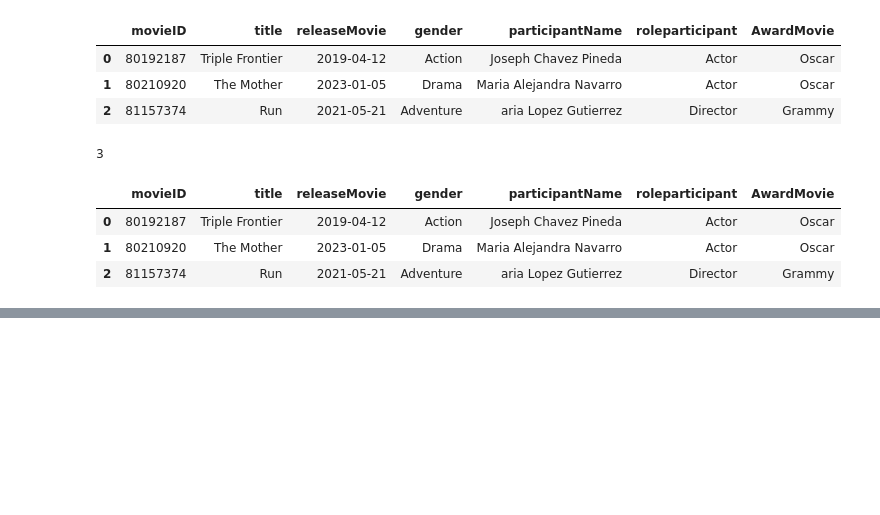
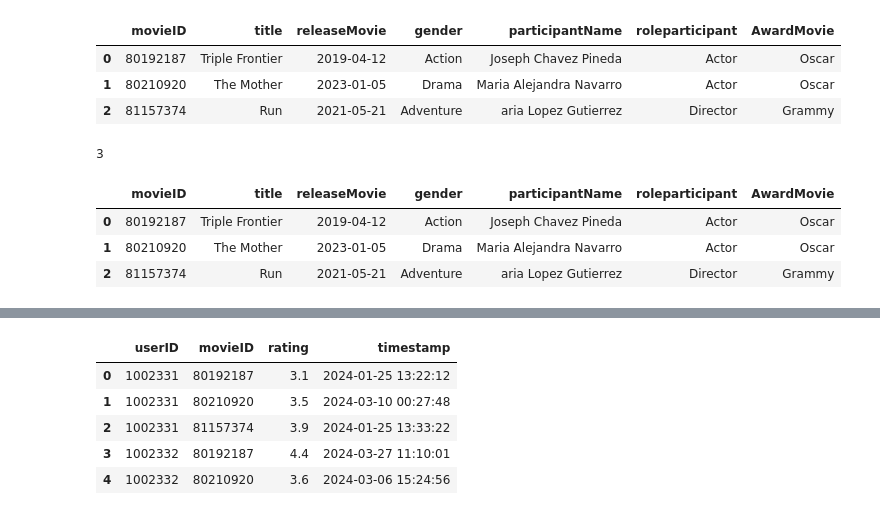
Before and after one commit to cgabrielcp/AnalisisDeDatos, a Jupyter notebook: Sesion4/ETL/ETL.ipynb, the cells around one changed output, grey strips where cells are left out. Drawn from its saved outputs; the diff is of its cells as text; code cells hidden in the pictures; blank space fills up the shorter version.

```diff
--- a/Sesion4/ETL/ETL.ipynb
+++ b/Sesion4/ETL/ETL.ipynb
@@ -98,0 +146,9 @@ moview_load
+# %%
+# Extraer una serie de usuarios
+user_id = users['userID']
+# Extrae una serie de movies
+moives_id = movies_data['movieID']
+# %%
+# Cruce de datos
+watch_data = pd.merge(user_id, moives_id, how='cross')
+watch_data.head()
@@ -98,0 +162,29 @@ moview_load
+# %%
+import random
+from datetime import datetime, timedelta
+
+def gen_rating():
+    numero_aleatorio = round(random.uniform(0,5), 1)
+    return numero_aleatorio
+
+def get_timestamp():
+    start_date = datetime(2024, 1, 25)
+    end_date = datetime(2024, 4, 6)
+
+    random_date = start_date + timedelta(seconds=random.randint(0, int((end_date-start_date).total_seconds())))
+
+    return random_date
+# %%
+
+watch_data['rating'] = watch_data['movieID'].apply(lambda x: gen_rating())
+
+watch_data['timestamp'] = watch_data['userID'].apply(lambda x: get_timestamp())
+# %%
+watch_data.head()
+# %% [output]
+|  | userID | movieID | rating | timestamp |
+| 0 | 1002331 | 80192187 | 3.1 | 2024-01-25 13:22:12 |
+| 1 | 1002331 | 80210920 | 3.5 | 2024-03-10 00:27:48 |
+| 2 | 1002331 | 81157374 | 3.9 | 2024-01-25 13:33:22 |
+| 3 | 1002332 | 80192187 | 4.4 | 2024-03-27 11:10:01 |
+| 4 | 1002332 | 80210920 | 3.6 | 2024-03-06 15:24:56 |
```
Also changed, not shown: parts of 9 cells of this notebook.
